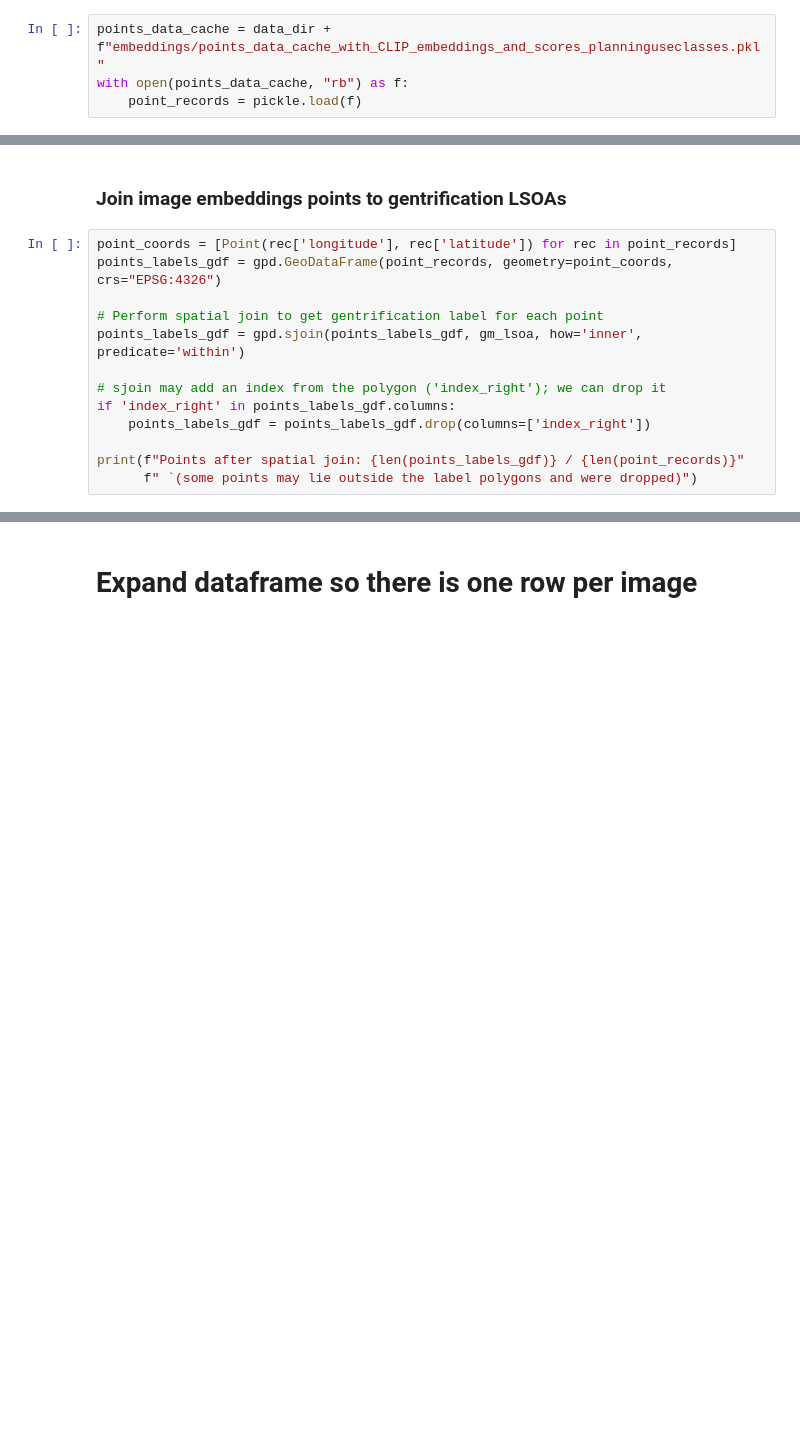
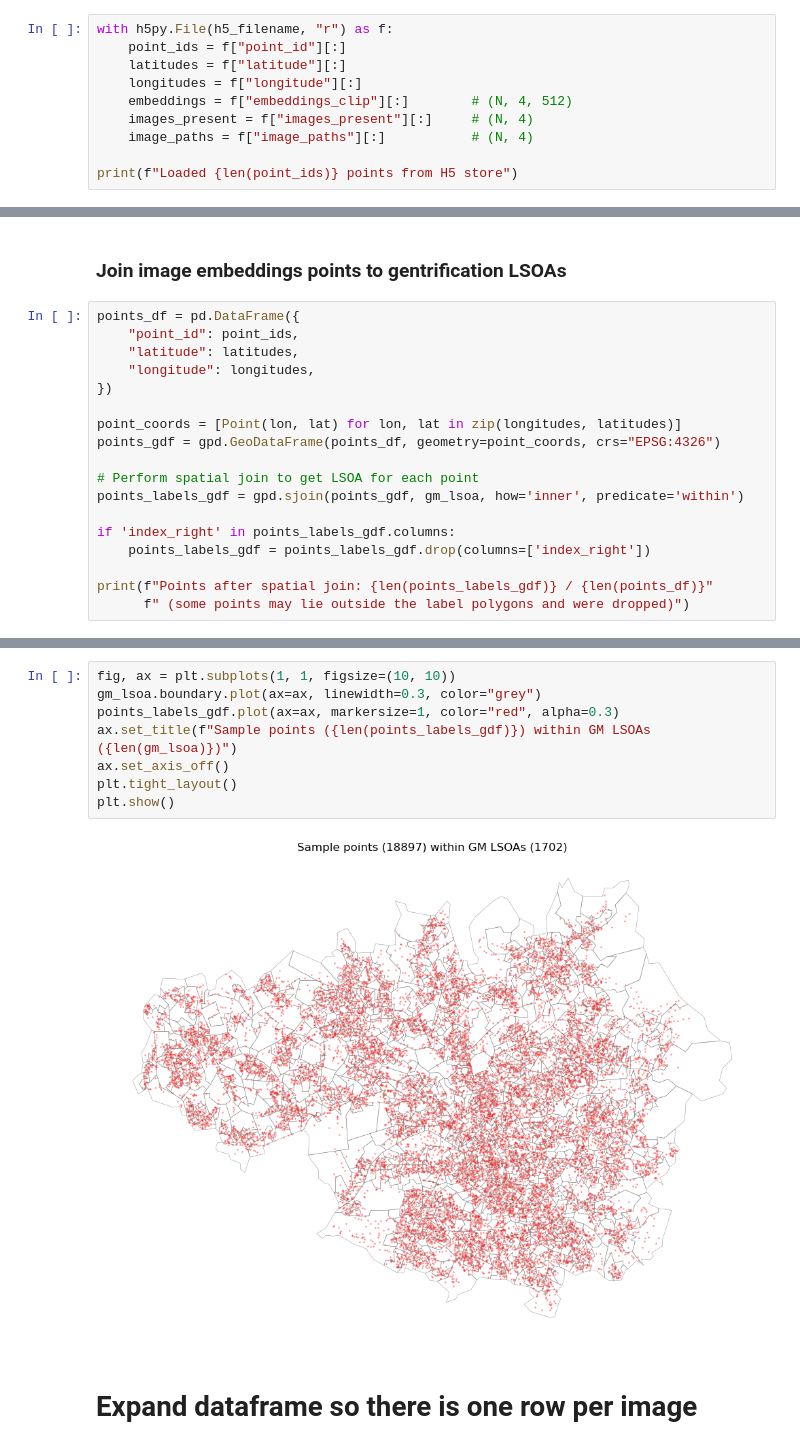
Before and after one commit to Urban-Analytics/INTEGRATE, a Jupyter notebook: llm/python/Embeddings/CLIP/WithClustering/3-ProcessEmbeddings+FindMedianEmbeddingPerLSOA.ipynb, the cells around one changed output, grey strips where cells are left out. Cells and saved outputs as stored; diff of their text form; blank space fills up the shorter version.

```diff
--- a/llm/python/Embeddings/CLIP/WithClustering/3-ProcessEmbeddings+FindMedianEmbeddingPerLSOA.ipynb
+++ b/llm/python/Embeddings/CLIP/WithClustering/3-ProcessEmbeddings+FindMedianEmbeddingPerLSOA.ipynb
@@ -33,6 +31,12 @@ gm_lsoa = gm_lsoa.to_crs(epsg=4326)
 # %% [markdown]
 ### Get embeddings (four per location)
 # %%
-points_data_cache = data_dir + f"embeddings/points_data_cache_with_CLIP_embeddings_and_scores_planninguseclasses.pkl"
-with open(points_data_cache, "rb") as f:
-    point_records = pickle.load(f)
+with h5py.File(h5_filename, "r") as f:
+    point_ids = f["point_id"][:]
+    latitudes = f["latitude"][:]
+    longitudes = f["longitude"][:]
+    embeddings = f["embeddings_clip"][:]        # (N, 4, 512)
+    images_present = f["images_present"][:]     # (N, 4)
+    image_paths = f["image_paths"][:]           # (N, 4)
+
+print(f"Loaded {len(point_ids)} points from H5 store")
@@ -39,16 +45,21 @@ with open(points_data_cache, "rb") as f:
 # %% [markdown]
 ### Join image embeddings points to gentrification LSOAs
 # %%
-point_coords = [Point(rec['longitude'], rec['latitude']) for rec in point_records]
-points_labels_gdf = gpd.GeoDataFrame(point_records, geometry=point_coords, crs="EPSG:4326")
+points_df = pd.DataFrame({
+    "point_id": point_ids,
+    "latitude": latitudes,
+    "longitude": longitudes,
+})
 
-# Perform spatial join to get gentrification label for each point
-points_labels_gdf = gpd.sjoin(points_labels_gdf, gm_lsoa, how='inner', predicate='within')
+point_coords = [Point(lon, lat) for lon, lat in zip(longitudes, latitudes)]
+points_gdf = gpd.GeoDataFrame(points_df, geometry=point_coords, crs="EPSG:4326")
 
-# sjoin may add an index from the polygon ('index_right'); we can drop it
+# Perform spatial join to get LSOA for each point
+points_labels_gdf = gpd.sjoin(points_gdf, gm_lsoa, how='inner', predicate='within')
+
 if 'index_right' in points_labels_gdf.columns:
     points_labels_gdf = points_labels_gdf.drop(columns=['index_right'])
 
-print(f"Points after spatial join: {len(points_labels_gdf)} / {len(point_records)}"
-      f" `(some points may lie outside the label polygons and were dropped)")
+print(f"Points after spatial join: {len(points_labels_gdf)} / {len(points_df)}"
+      f" (some points may lie outside the label polygons and were dropped)")
 # %% [output]
@@ -56,3 +69,13 @@ Points after spatial join: 18897 / 18897 `(some points may lie outside the label
+# %%
+fig, ax = plt.subplots(1, 1, figsize=(10, 10))
+gm_lsoa.boundary.plot(ax=ax, linewidth=0.3, color="grey")
+points_labels_gdf.plot(ax=ax, markersize=1, color="red", alpha=0.3)
+ax.set_title(f"Sample points ({len(points_labels_gdf)}) within GM LSOAs ({len(gm_lsoa)})")
+ax.set_axis_off()
+plt.tight_layout()
+plt.show()
+# %% [output]
+[figure, added]
 # %% [markdown]
 # Expand dataframe so there is one row per image
 # %%
```
Also changed, not shown: parts of 12 cells of this notebook.
